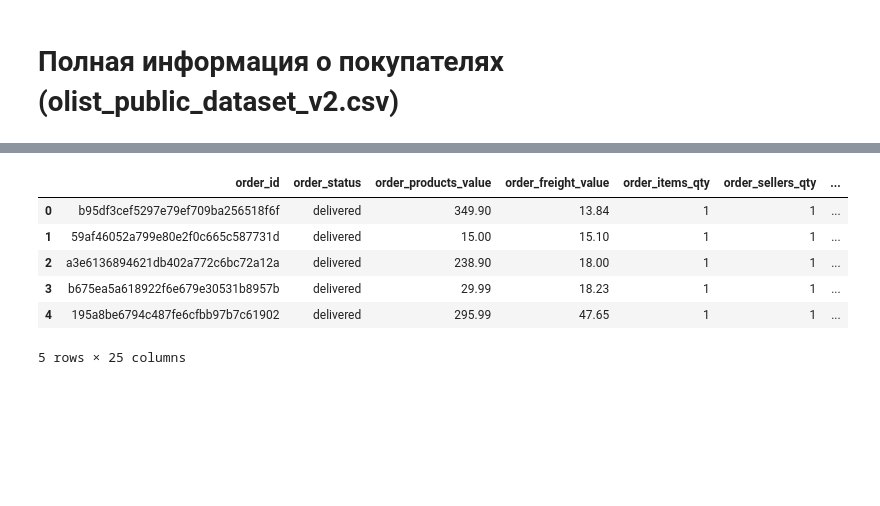
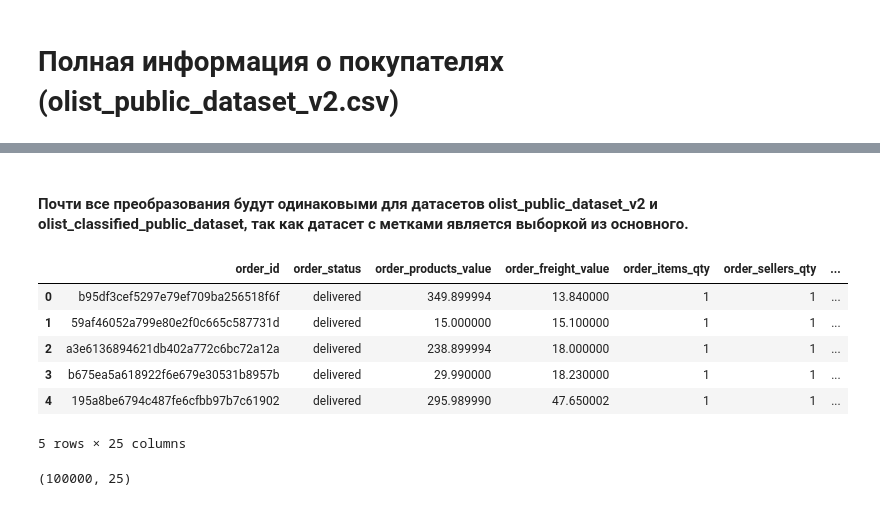
Before and after one commit to ViacheslavTimofeev/Olist_v5_churn_prediction, a Jupyter notebook: olist-ml-churn-prediction/notebooks/preprocessing/public_dataset_eda_and_preprocessing_2025-12-07.ipynb, the cells around one changed output, grey strips where cells are left out. Saved outputs shown, nothing was run; the diff lists cells and outputs as text; code cells hidden in the pictures; blank space fills up the shorter version.

```diff
--- a/olist-ml-churn-prediction/notebooks/preprocessing/public_dataset_eda_and_preprocessing_2025-12-07.ipynb
+++ b/olist-ml-churn-prediction/notebooks/preprocessing/public_dataset_eda_and_preprocessing_2025-12-07.ipynb
@@ -7,10 +45,18 @@ public_data = pd.read_csv(r'C:\Users\Вячеслав\Documents\olist_churn\olis
+# %% [markdown]
+#### Почти все преобразования будут одинаковыми для датасетов olist_public_dataset_v2 и olist_classified_public_dataset, так как датасет с метками является выборкой из основного.
+# %%
+public_data = feature_processing.load_data(RAW_DIR / "olist_public_dataset_v2.csv",
+                      schema = MainPublicSchemaRaw,
+                      validate = True)
 # %%
 display(public_data.head())
+public_data.shape
 # %% [output]
 |  | order_id | order_status | order_products_value | order_freight_value | order_items_qty | order_sellers_qty | ... |
-| 0 | b95df3cef5297e79ef709ba256518f6f | delivered | 349.90 | 13.84 | 1 | 1 | ... |
-| 1 | 59af46052a799e80e2f0c665c587731d | delivered | 15.00 | 15.10 | 1 | 1 | ... |
-| 2 | a3e6136894621db402a772c6bc72a12a | delivered | 238.90 | 18.00 | 1 | 1 | ... |
-| 3 | b675ea5a618922f6e679e30531b8957b | delivered | 29.99 | 18.23 | 1 | 1 | ... |
-| 4 | 195a8be6794c487fe6cfbb97b7c61902 | delivered | 295.99 | 47.65 | 1 | 1 | ... |
+| 0 | b95df3cef5297e79ef709ba256518f6f | delivered | 349.899994 | 13.840000 | 1 | 1 | ... |
+| 1 | 59af46052a799e80e2f0c665c587731d | delivered | 15.000000 | 15.100000 | 1 | 1 | ... |
+| 2 | a3e6136894621db402a772c6bc72a12a | delivered | 238.899994 | 18.000000 | 1 | 1 | ... |
+| 3 | b675ea5a618922f6e679e30531b8957b | delivered | 29.990000 | 18.230000 | 1 | 1 | ... |
+| 4 | 195a8be6794c487fe6cfbb97b7c61902 | delivered | 295.989990 | 47.650002 | 1 | 1 | ... |
 5 rows × 25 columns
+(100000, 25)
```
Also changed, not shown: parts of 54 cells of this notebook, 7 other files.
